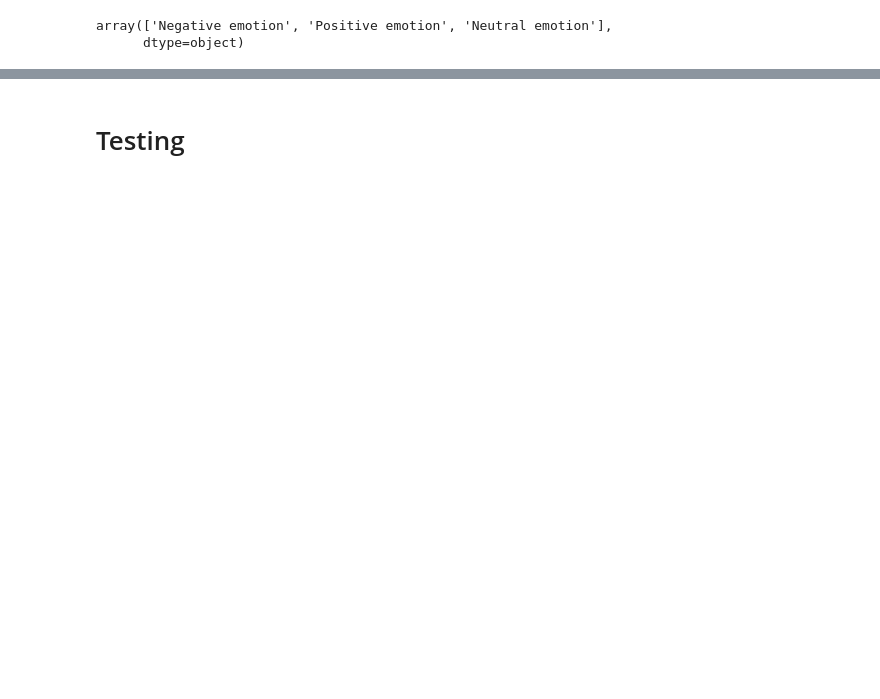
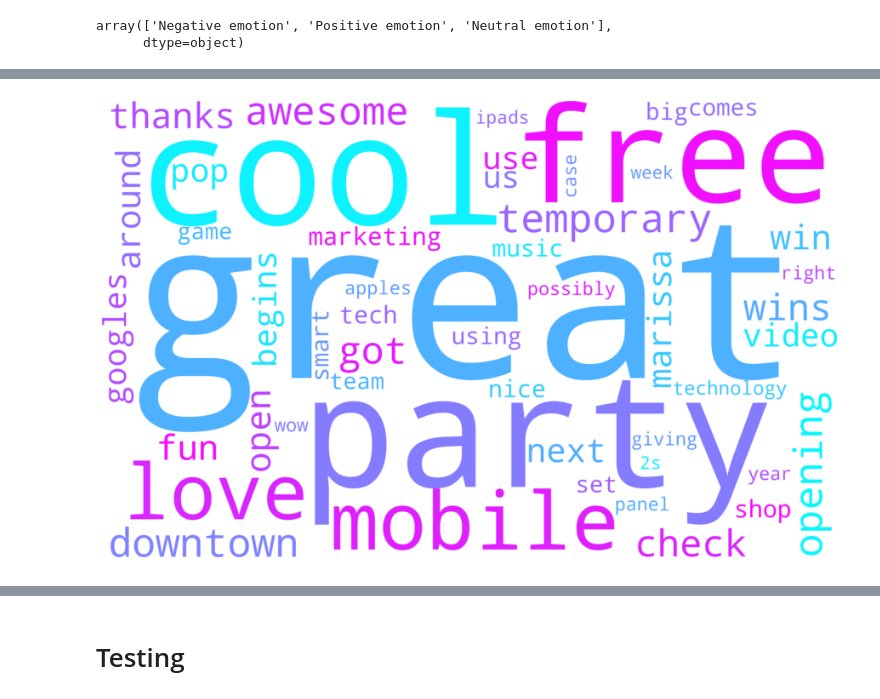
Before and after one commit to mmceld2/NLP-Analysis, a Jupyter notebook: Final_Notebook.ipynb, the cells around one changed output, grey strips where cells are left out. Saved outputs shown, nothing was run; the diff lists cells and outputs as text; code cells hidden in the pictures; blank space fills up the shorter version.

```diff
--- a/Final_Notebook.ipynb
+++ b/Final_Notebook.ipynb
@@ -208,0 +307,8 @@ ax.set_title('Distribution of Sentiments',fontsize=14);
+# %%
+#Here we are making the top words into a data frame and applying TFIDFVectorizer to them
+word_list = [raw_pos, raw_neg, raw_neu]
+df_raw = pd.DataFrame(word_list, index = ['positive', 'negative', 'neutral'], columns = ['raw_text'])
+#Apply the vectorizer and transform data
+tfidf_raw = TfidfVectorizer(stop_words = sw.words(), max_features=500)
+X_raw = tfidf_raw.fit_transform(df_raw.raw_text)
+df_topwords = pd.DataFrame(X_raw.toarray(), columns = tfidf_raw.get_feature_names(), index=df_raw.index)
@@ -208,0 +319,22 @@ ax.set_title('Distribution of Sentiments',fontsize=14);
+# %%
+#Create empty lists for positive keys and values to get ready for a wordcloud
+pos_keys = []
+pos_vals = []
+
+#loop through the positive dictionary to create a new dictionary
+for word, item in top_poswords.items():
+    if word not in top_negwords.keys():
+        pos_keys.append(word)
+        pos_vals.append(item)
+
+#Zip the lists together to create our dictionary for the wordcloud
+pos_dict1 = dict(zip(pos_keys, pos_vals))
+del pos_dict1['ûïmention']
+# %%
+#This cell creates the wordcloud from the top words unique to the positive classification
+wc = WordCloud(background_color="white",width=8000,height=5000, max_words=50,relative_scaling=0.5,normalize_plurals=False, colormap = 'cool').generate_from_frequencies(pos_dict1)
+plt.figure( figsize=(20,10) )
+plt.imshow(wc, interpolation='bilinear')
+plt.axis("off");
+# %% [output]
+[figure, added]
```
Also changed, not shown: parts of 101 cells of this notebook, 9 other files.
